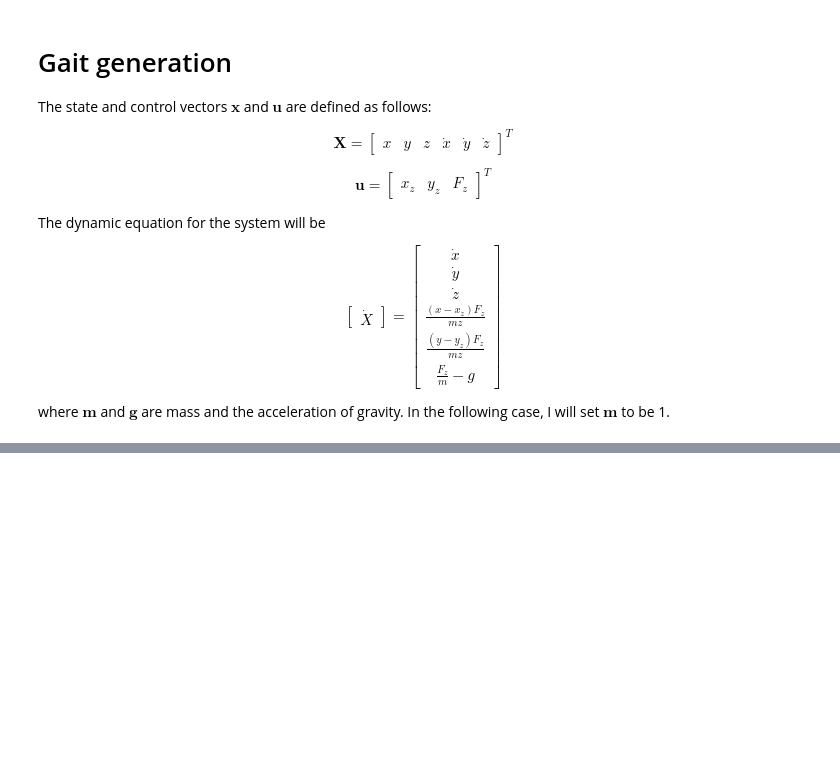
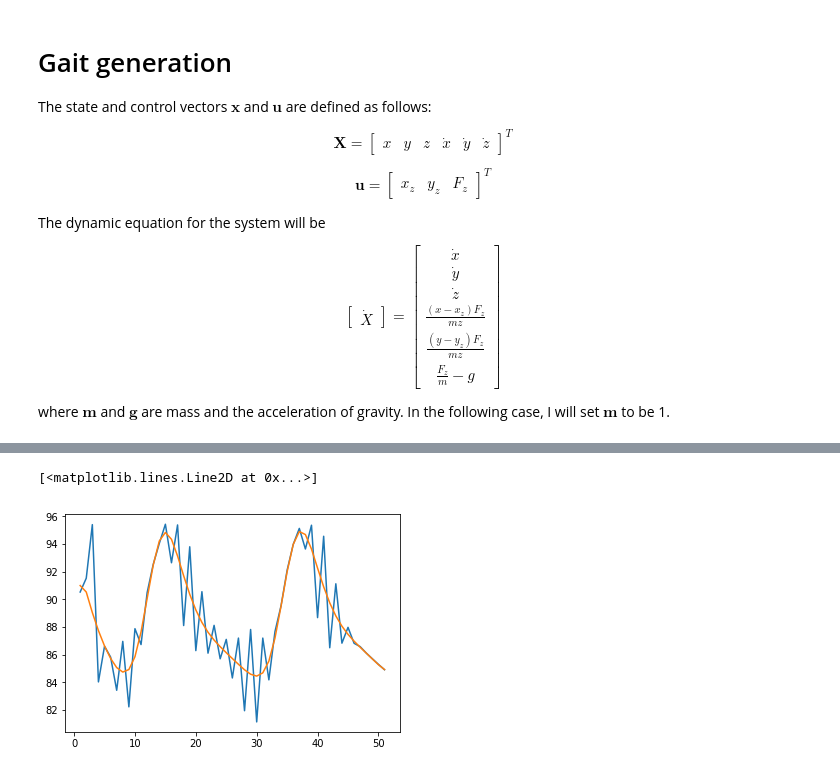
Before and after one commit to Charvelau/test, a Jupyter notebook: gaitgen.ipynb, the cells around one changed output, grey strips where cells are left out. Saved outputs shown, nothing was run; the diff lists cells and outputs as text; code cells hidden in the pictures; blank space fills up the shorter version.

```diff
--- a/gaitgen.ipynb
+++ b/gaitgen.ipynb
@@ -214,0 +364,6 @@ array([[  5.12916707e-03,   8.71994516e-03,   1.00000000e+02],
+# %%
+plt.plot(xindex,xs[:,2])
+plt.plot(xindex,x_path[:,2])
+# %% [output]
+[<matplotlib.lines.Line2D at 0x...>]
+[figure, added]
```
Also changed, not shown: parts of 14 cells of this notebook.
